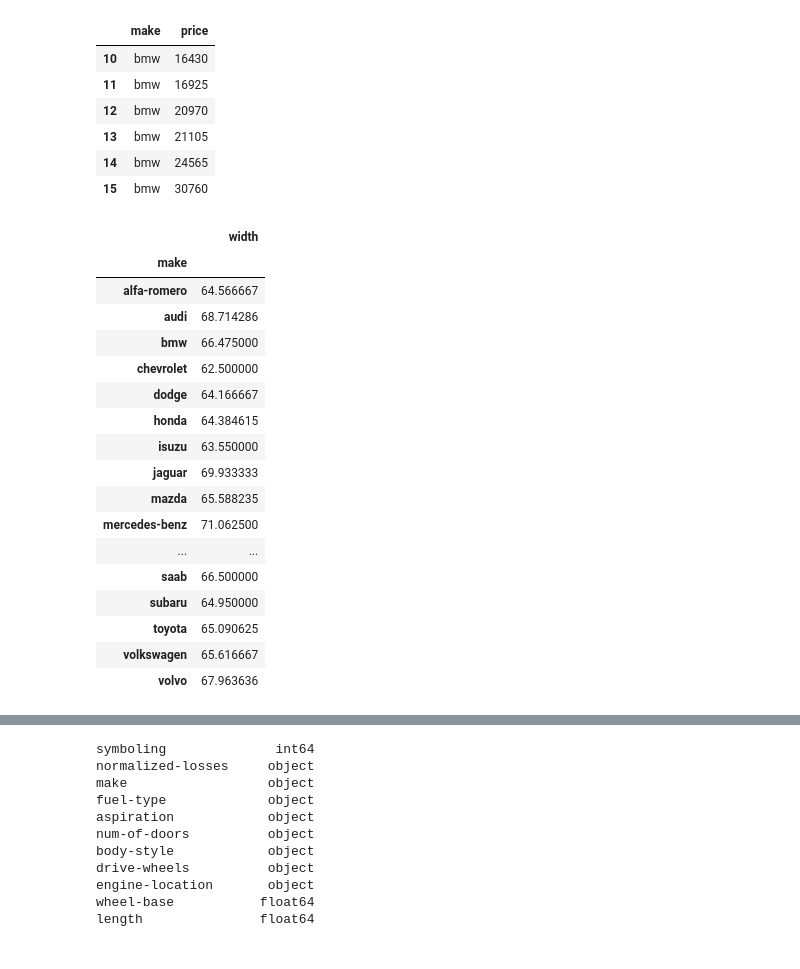
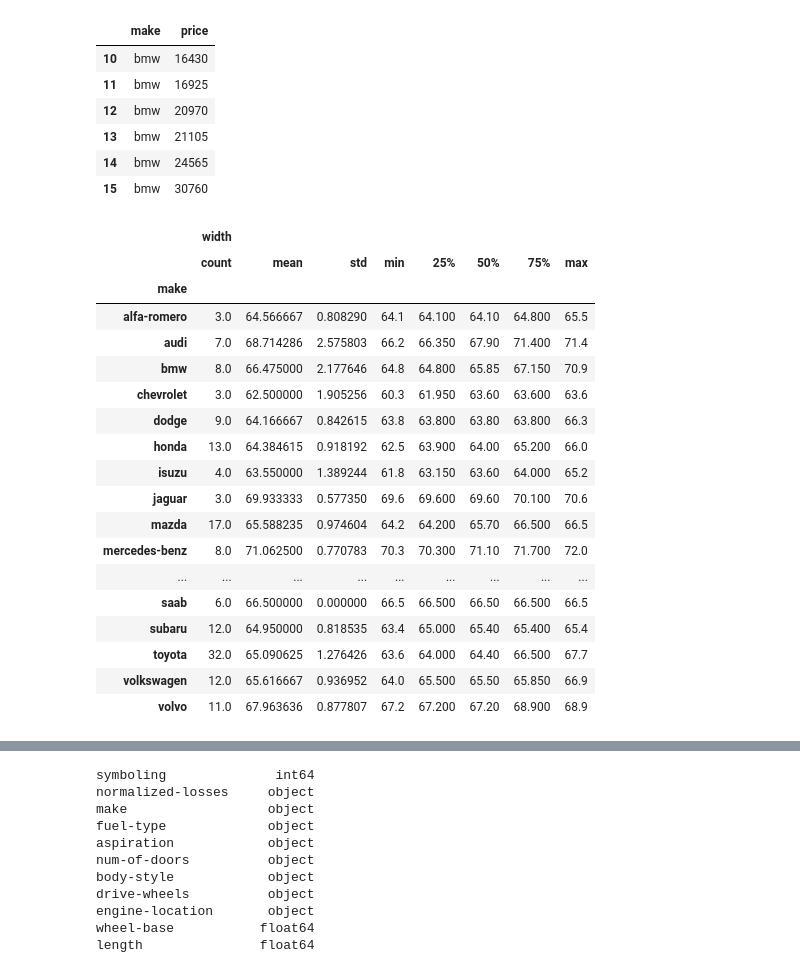
Before and after one commit to ueno-cmd/test_datascience, a Jupyter notebook: automobile.ipynb, the cells around one changed output, grey strips where cells are left out. Cells and saved outputs as stored; diff of their text form; code cells hidden in the pictures.

```diff
--- a/automobile.ipynb
+++ b/automobile.ipynb
@@ -92,24 +110,25 @@ df[["make", "price"]].loc[10:15]
 | 14 | bmw | 24565 |
 | 15 | bmw | 30760 |
 # %%
-df[["make", "width"]].groupby(["make"]).mean()
+df[["make", "width"]].groupby(["make"]).describe()
 # %% [output]
-|  | width |
-| make |  |
-| alfa-romero | 64.566667 |
-| audi | 68.714286 |
-| bmw | 66.475000 |
-| chevrolet | 62.500000 |
-| dodge | 64.166667 |
-| honda | 64.384615 |
-| isuzu | 63.550000 |
-| jaguar | 69.933333 |
-| mazda | 65.588235 |
-| mercedes-benz | 71.062500 |
-| ... | ... |
-| saab | 66.500000 |
-| subaru | 64.950000 |
-| toyota | 65.090625 |
-| volkswagen | 65.616667 |
-| volvo | 67.963636 |
+|  | width |  |  |  |  |  |  |  |
+|  | count | mean | std | min | 25% | 50% | 75% | max |
+| make |  |  |  |  |  |  |  |  |
+| alfa-romero | 3.0 | 64.566667 | 0.808290 | 64.1 | 64.100 | 64.10 | 64.800 | 65.5 |
+| audi | 7.0 | 68.714286 | 2.575803 | 66.2 | 66.350 | 67.90 | 71.400 | 71.4 |
+| bmw | 8.0 | 66.475000 | 2.177646 | 64.8 | 64.800 | 65.85 | 67.150 | 70.9 |
+| chevrolet | 3.0 | 62.500000 | 1.905256 | 60.3 | 61.950 | 63.60 | 63.600 | 63.6 |
+| dodge | 9.0 | 64.166667 | 0.842615 | 63.8 | 63.800 | 63.80 | 63.800 | 66.3 |
+| honda | 13.0 | 64.384615 | 0.918192 | 62.5 | 63.900 | 64.00 | 65.200 | 66.0 |
+| isuzu | 4.0 | 63.550000 | 1.389244 | 61.8 | 63.150 | 63.60 | 64.000 | 65.2 |
+| jaguar | 3.0 | 69.933333 | 0.577350 | 69.6 | 69.600 | 69.60 | 70.100 | 70.6 |
+| mazda | 17.0 | 65.588235 | 0.974604 | 64.2 | 64.200 | 65.70 | 66.500 | 66.5 |
+| mercedes-benz | 8.0 | 71.062500 | 0.770783 | 70.3 | 70.300 | 71.10 | 71.700 | 72.0 |
+| ... | ... | ... | ... | ... | ... | ... | ... | ... |
+| saab | 6.0 | 66.500000 | 0.000000 | 66.5 | 66.500 | 66.50 | 66.500 | 66.5 |
+| subaru | 12.0 | 64.950000 | 0.818535 | 63.4 | 65.000 | 65.40 | 65.400 | 65.4 |
+| toyota | 32.0 | 65.090625 | 1.276426 | 63.6 | 64.000 | 64.40 | 66.500 | 67.7 |
+| volkswagen | 12.0 | 65.616667 | 0.936952 | 64.0 | 65.500 | 65.50 | 65.850 | 66.9 |
+| volvo | 11.0 | 67.963636 | 0.877807 | 67.2 | 67.200 | 67.20 | 68.900 | 68.9 |
 # %%
```
Also changed, not shown: parts of 27 cells of this notebook.
